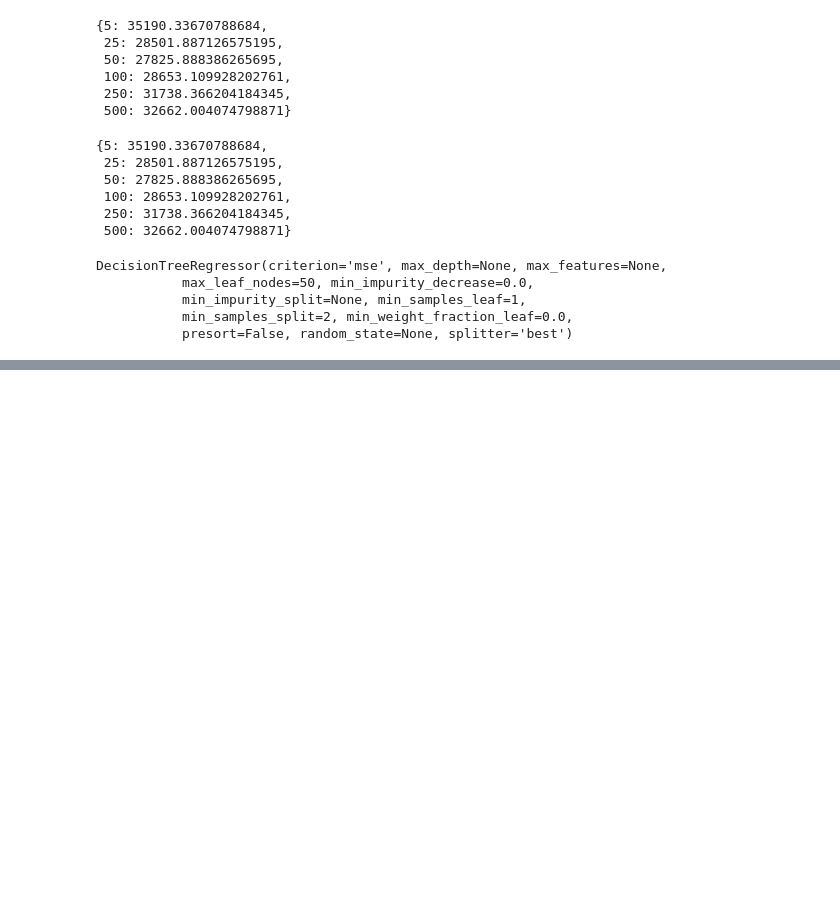
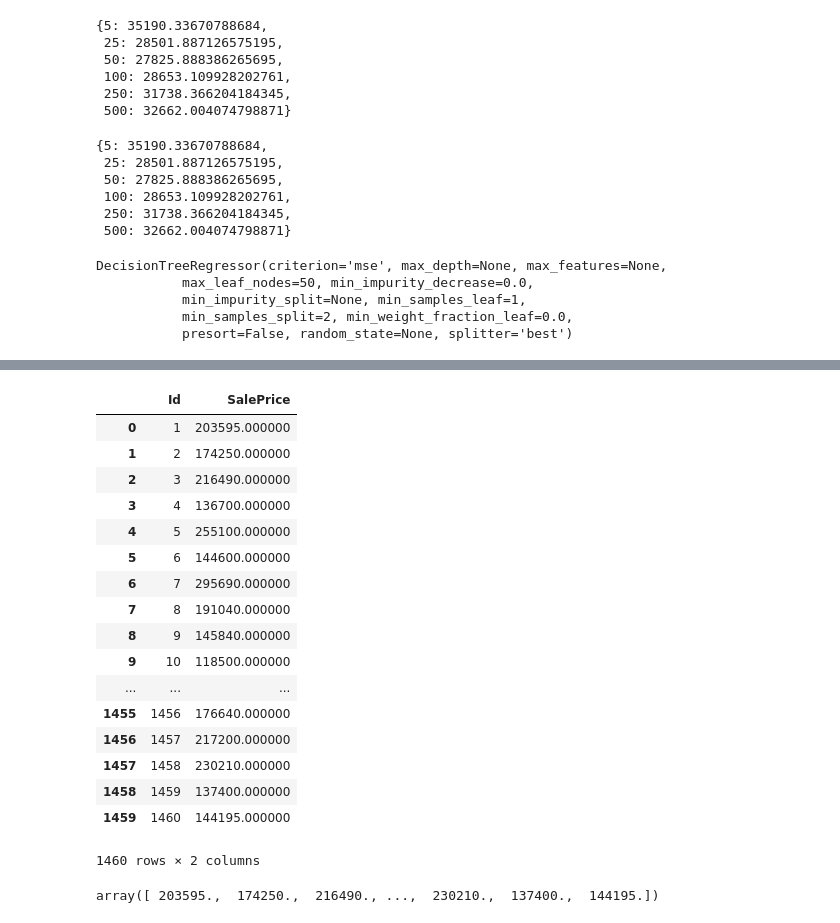
Before and after one commit to abhishekmshr956/Kaggle-Machine-Learning-Courses, a Jupyter notebook: Intro_to_MachineLearning/Intro_to_ML_Exercise_Notebook.ipynb, the cells around one changed output, grey strips where cells are left out. Saved outputs shown, nothing was run; the diff lists cells and outputs as text; code cells hidden in the pictures; blank space fills up the shorter version.

```diff
--- a/Intro_to_MachineLearning/Intro_to_ML_Exercise_Notebook.ipynb
+++ b/Intro_to_MachineLearning/Intro_to_ML_Exercise_Notebook.ipynb
@@ -153,0 +190,3 @@ DecisionTreeRegressor(criterion='mse', max_depth=None, max_features=None,
+# %%
+test_X = test_data[home_data_features]
+test_X.head()
@@ -153,0 +200,6 @@ DecisionTreeRegressor(criterion='mse', max_depth=None, max_features=None,
+# %%
+test_preds = rf_model.predict(test_X)
+# %%
+output = pd.DataFrame({'Id' : test_data.Id,
+                      'SalePrice': test_preds})
+output.to_csv('submission.csv', index = False)
@@ -153,0 +228,25 @@ DecisionTreeRegressor(criterion='mse', max_depth=None, max_features=None,
+# %%
+output
+# %% [output]
+|  | Id | SalePrice |
+| 0 | 1 | 203595.000000 |
+| 1 | 2 | 174250.000000 |
+| 2 | 3 | 216490.000000 |
+| 3 | 4 | 136700.000000 |
+| 4 | 5 | 255100.000000 |
+| 5 | 6 | 144600.000000 |
+| 6 | 7 | 295690.000000 |
+| 7 | 8 | 191040.000000 |
+| 8 | 9 | 145840.000000 |
+| 9 | 10 | 118500.000000 |
+| ... | ... | ... |
+| 1455 | 1456 | 176640.000000 |
+| 1456 | 1457 | 217200.000000 |
+| 1457 | 1458 | 230210.000000 |
+| 1458 | 1459 | 137400.000000 |
+| 1459 | 1460 | 144195.000000 |
+1460 rows × 2 columns
+# %%
+test_preds
+# %% [output]
+array([ 203595.,  174250.,  216490., ...,  230210.,  137400.,  144195.])
```
Also changed, not shown: parts of 10 cells of this notebook, 7 other files.
